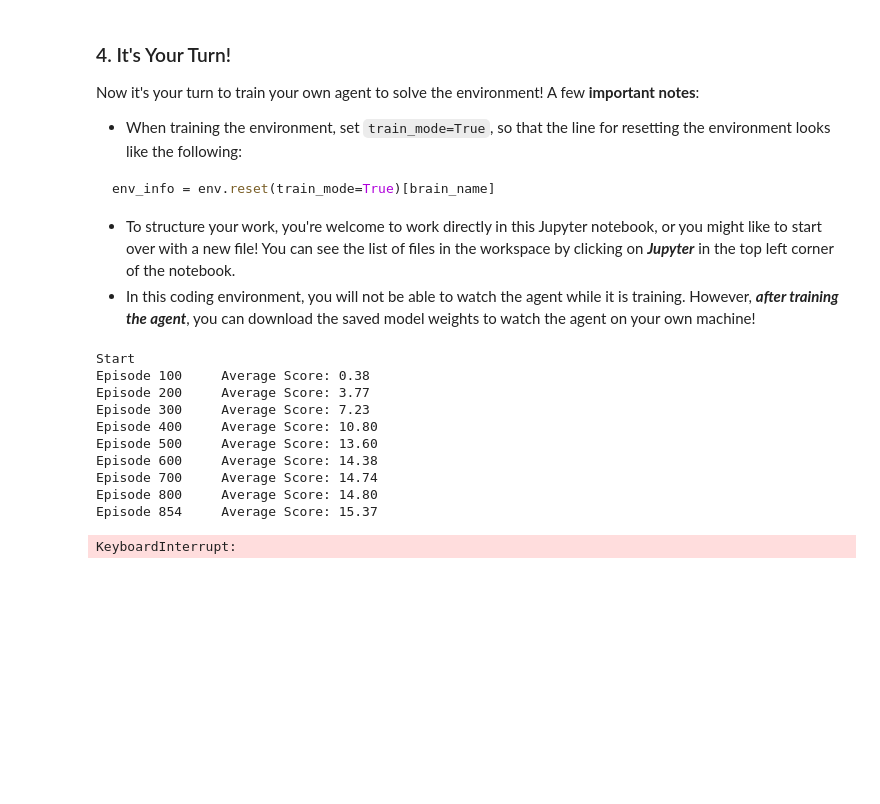
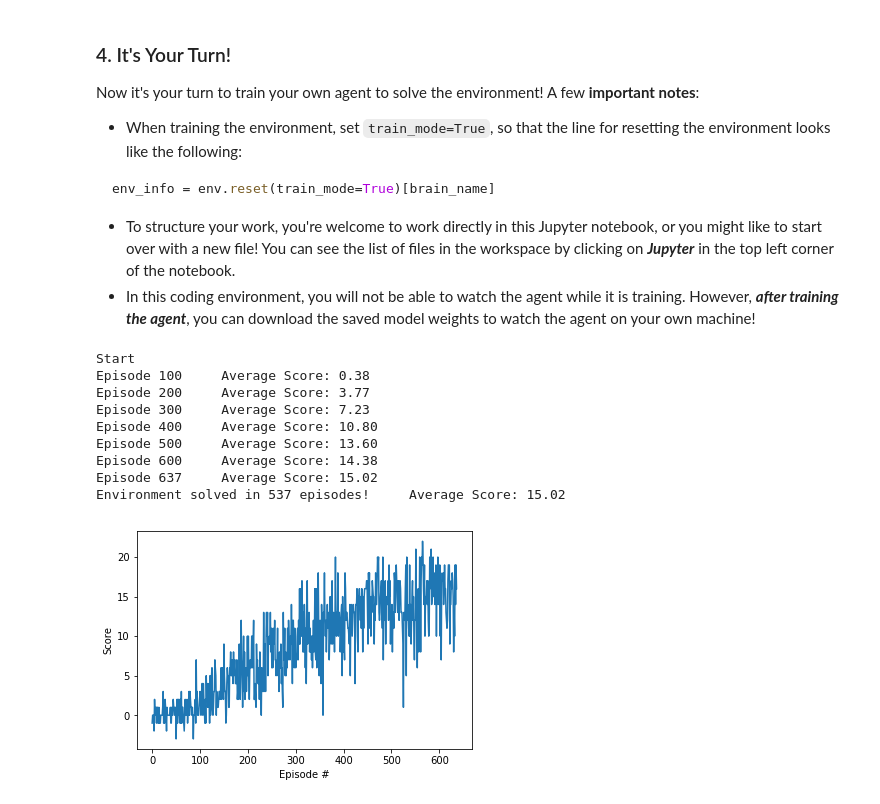
Before and after one commit to soydna/Deep-RL-Procjet-1, a Jupyter notebook: Navigation.ipynb, the cells around one changed output. Drawn from its saved outputs; the diff is of its cells as text; code cells hidden in the pictures; blank space fills up the shorter version.

```diff
--- a/Navigation.ipynb
+++ b/Navigation.ipynb
@@ -156,7 +156,7 @@ import torch.nn as nn
 import torch.nn.functional as F
 from collections import OrderedDict
 
-class QNetwork(nn.Module):
+class Duelling_DQN(nn.Module):
     """Actor (Policy) Model."""
 
     def __init__(self, state_size, action_size, seed):
@@ -169,7 +169,7 @@ class QNetwork(nn.Module):
         """
 
         self.action_size = action_size
-        super(QNetwork, self).__init__()
+        super(Duelling_DQN, self).__init__()
         self.seed = torch.manual_seed(seed)
         "*** YOUR CODE HERE ***"
         hidden_sizes = [200, 100, 50]
@@ -215,7 +215,7 @@ device = torch.device("cuda:0" if torch.cuda.is_available() else "cpu")
 class Agent():
     """Interacts with and learns from the environment."""
 
-    def __init__(self, state_size, action_size, seed):
+    def __init__(self, state_size, action_size, seed, double, duelling):
         """Initialize an Agent object.
 
         Params
@@ -227,10 +227,19 @@ class Agent():
         self.state_size = state_size
         self.action_size = action_size
         self.seed = random.seed(seed)
+        self.double = double
 
-        # Q-Network
-        self.qnetwork_local = QNetwork(state_size, action_size, seed).to(device)
-        self.qnetwork_target = QNetwork(state_size, action_size, seed).to(device)
+        if duelling:
+            # Q-Network
+            self.qnetwork_local = Duelling_DQN(state_size, action_size, seed).to(device)
+            self.qnetwork_target = Duelling_DQN(state_size, action_size, seed).to(device)
+        else:
+            # Q-Network
+            self.qnetwork_local = QNetwork(state_size, action_size, seed).to(device)
+            self.qnetwork_target = QNetwork(state_size, action_size, seed).to(device)
+
+
+
         self.optimizer = optim.Adam(self.qnetwork_local.parameters(), lr=LR)
 
         # Replay memory
@@ -285,11 +294,17 @@ class Agent():
         # Get expected Q values from local model
         Q_expected = self.qnetwork_local(states).gather(1, actions)
 
-        Q_target_next_state = self.qnetwork_local(next_states)
+        if self.double:
+            #Double DQN, use online network for selecting next action for evalutation
+            Q_target_next_state = self.qnetwork_local(next_states)
+            values, indices = Q_target_next_state.max(1)
+            #Double DQN, use target network for evaluating next state value
+            Q_targets_next = self.qnetwork_target(next_states).detach().gather(1,indices.unsqueeze(1))
+            # Compute Q targets for current states
+        else:
+            # Get max predicted Q values (for next states) from target model
+            Q_targets_next = self.qnetwork_target(next_states).detach().max(1)[0].unsqueeze(1)
 
-        values, indices = Q_target_next_state.max(1)
-        Q_targets_next = self.qnetwork_target(next_states).detach().gather(1,indices.unsqueeze(1))
-        # Compute Q targets for current states
         Q_targets = rewards + (gamma * Q_targets_next * (1 - dones))
 
         # Compute loss
@@ -358,7 +373,8 @@ class ReplayBuffer:
 
         return len(self.memory)
 # %%
-
+import matplotlib.pyplot as plt
+%matplotlib inline
 
 def dqn(n_episodes=2000, max_t=1000, eps_start=1.0, eps_end=0.01, eps_decay=0.995):
     """Deep Q-Learning.
@@ -395,37 +411,36 @@ def dqn(n_episodes=2000, max_t=1000, eps_start=1.0, eps_end=0.01, eps_decay=0.99
         print('\rEpisode {}\tAverage Score: {:.2f}'.format(i_episode, np.mean(scores_window)), end="")
         if i_episode % 100 == 0:
             print('\rEpisode {}\tAverage Score: {:.2f}'.format(i_episode, np.mean(scores_window)))
-        if np.mean(scores_window)>=200.0:
+        if np.mean(scores_window)>=15.0:
             print('\nEnvironment solved in {:d} episodes!\tAverage Score: {:.2f}'.format(i_episode-100, np.mean(scores_window)))
-            torch.save(agent.qnetwork_local.state_dict(), 'checkpoint.pth')
+            torch.save(agent.qnetwork_local.state_dict(), 'checkpoint.double.duelling.pth')
             break
     return scores
 print("Start")
 env_info = env.reset(train_mode=True)[brain_name]
 
 state = env_info.vector_observations[0]
 state_size = len(state)
 action_size = brain.vector_action_space_size
 
-agent = Agent(state_size=state_size, action_size=action_size, seed=0)
+agent = Agent(state_size=state_size, action_size=action_size, seed=0, double = True, duelling=True)
 scores = dqn()
 
 # plot the scores
 fig = plt.figure()
 ax = fig.add_subplot(111)
 plt.plot(np.arange(len(scores)), scores)
 plt.ylabel('Score')
 plt.xlabel('Episode #')
 plt.show()
 # %% [output]
 Start
 Episode 100     Average Score: 0.38
 Episode 200     Average Score: 3.77
 Episode 300     Average Score: 7.23
 Episode 400     Average Score: 10.80
 Episode 500     Average Score: 13.60
 Episode 600     Average Score: 14.38
-Episode 700     Average Score: 14.74
-Episode 800     Average Score: 14.80
-Episode 854     Average Score: 15.37
+Episode 637     Average Score: 15.02
+Environment solved in 537 episodes!     Average Score: 15.02
-KeyboardInterrupt:
+[figure, added]
```
Also changed, not shown: parts of 4 cells of this notebook.
